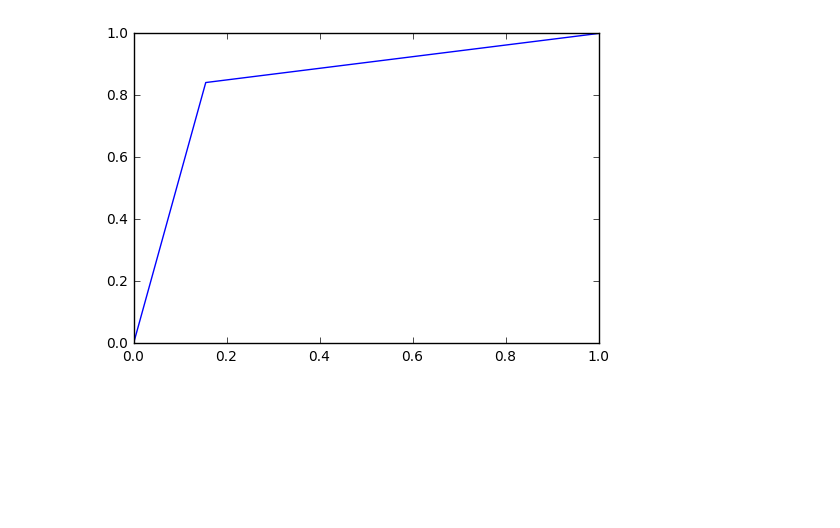
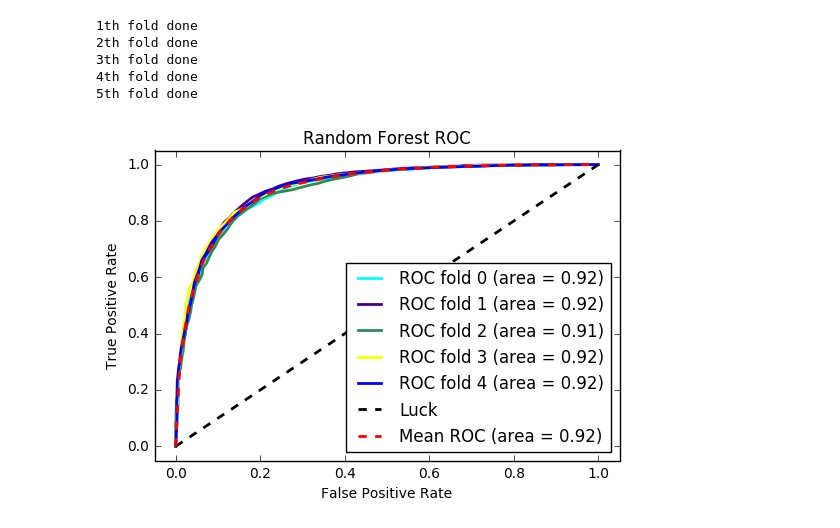
Before and after one commit to Sorosliu1029/Natural_Language_Processing, a Jupyter notebook: project/bag_of_words.ipynb, the cells around one changed output. Cells and saved outputs as stored; diff of their text form; code cells hidden in the pictures; blank space fills up the shorter version.

```diff
--- a/project/bag_of_words.ipynb
+++ b/project/bag_of_words.ipynb
@@ -10,3 +14,4 @@ cleaned_train_review = pd.read_csv('caches/cleaned_train_reviews_wordlist_nostop
 vectorizer = CountVectorizer(analyzer='word', tokenizer=None, preprocessor=None, stop_words=None, max_features=5000)
 # %%
 train_set_features = vectorizer.fit_transform(cleaned_train_review['review']).toarray()
+train_set_labels = cleaned_train_review['sentiment']
@@ -71,2 +57,2 @@ train_X, test_X, train_y, test_y = train_test_split(train_set_features, cleaned_
 # %%
-rf_classifier = RandomForestClassifier(n_estimators=100)
+rf = RandomForestClassifier(n_estimators=100)
@@ -105,5 +58,0 @@ import matplotlib.pyplot as plt
-# %%
-plt.plot(fpr, tpr)
-plt.show()
-# %% [output]
-[figure, removed]
@@ -109,0 +65,9 @@ plt.show()
+# %%
+rf_fpr, rf_tpr = roc_plot(classifier=rf, X=train_set_features, y=train_set_labels, plot_title="Random Forest ROC")
+# %% [output]
+1th fold done
+2th fold done
+3th fold done
+4th fold done
+5th fold done
+[figure, added]
```
Also changed, not shown: parts of 24 cells of this notebook.
